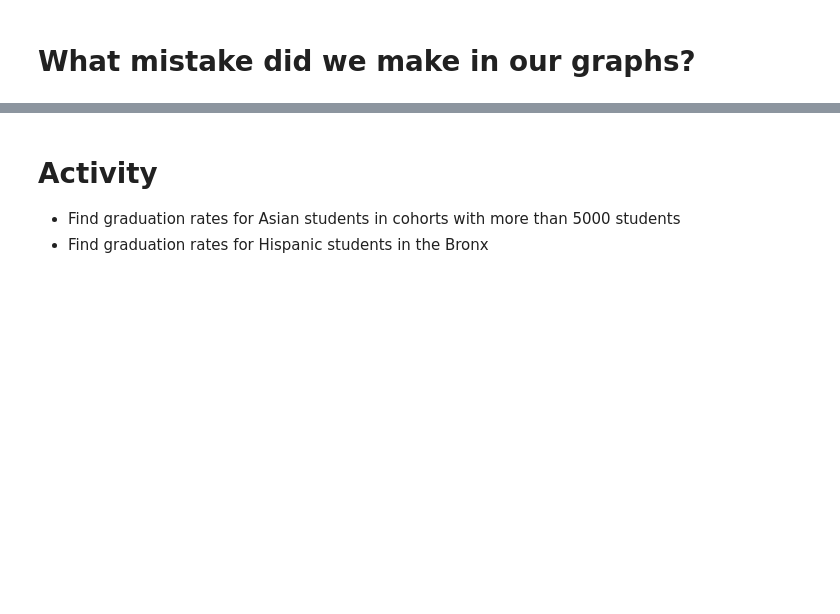
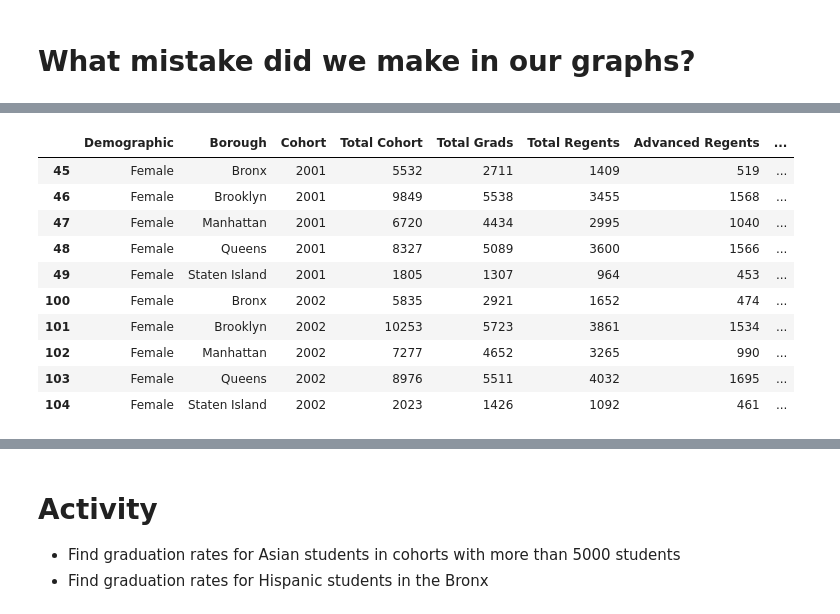
Before and after one commit to GCDigitalFellows/gcdri_ts_cat_ml, a Jupyter notebook: grad.ipynb, the cells around one changed output, grey strips where cells are left out. Saved outputs shown, nothing was run; the diff lists cells and outputs as text; code cells hidden in the pictures; blank space fills up the shorter version.

```diff
--- a/grad.ipynb
+++ b/grad.ipynb
@@ -102,7 +320,19 @@ df[early].head()
 # %%
-#lets find female cohorts from 2003
+#lets find female cohorts before 2003
 female = df['Demographic'].str.contains('Female')
 early = (df['Cohort']<2003)
 fe = df[female & early]
-fe.head()
+fe
+# %% [output]
+|  | Demographic | Borough | Cohort | Total Cohort | Total Grads | Total Regents | Advanced Regents | ... |
+| 45 | Female | Bronx | 2001 | 5532 | 2711 | 1409 | 519 | ... |
+| 46 | Female | Brooklyn | 2001 | 9849 | 5538 | 3455 | 1568 | ... |
+| 47 | Female | Manhattan | 2001 | 6720 | 4434 | 2995 | 1040 | ... |
+| 48 | Female | Queens | 2001 | 8327 | 5089 | 3600 | 1566 | ... |
+| 49 | Female | Staten Island | 2001 | 1805 | 1307 | 964 | 453 | ... |
+| 100 | Female | Bronx | 2002 | 5835 | 2921 | 1652 | 474 | ... |
+| 101 | Female | Brooklyn | 2002 | 10253 | 5723 | 3861 | 1534 | ... |
+| 102 | Female | Manhattan | 2002 | 7277 | 4652 | 3265 | 990 | ... |
+| 103 | Female | Queens | 2002 | 8976 | 5511 | 4032 | 1695 | ... |
+| 104 | Female | Staten Island | 2002 | 2023 | 1426 | 1092 | 461 | ... |
 # %%
```
Also changed, not shown: parts of 42 cells of this notebook, 1 other file.
